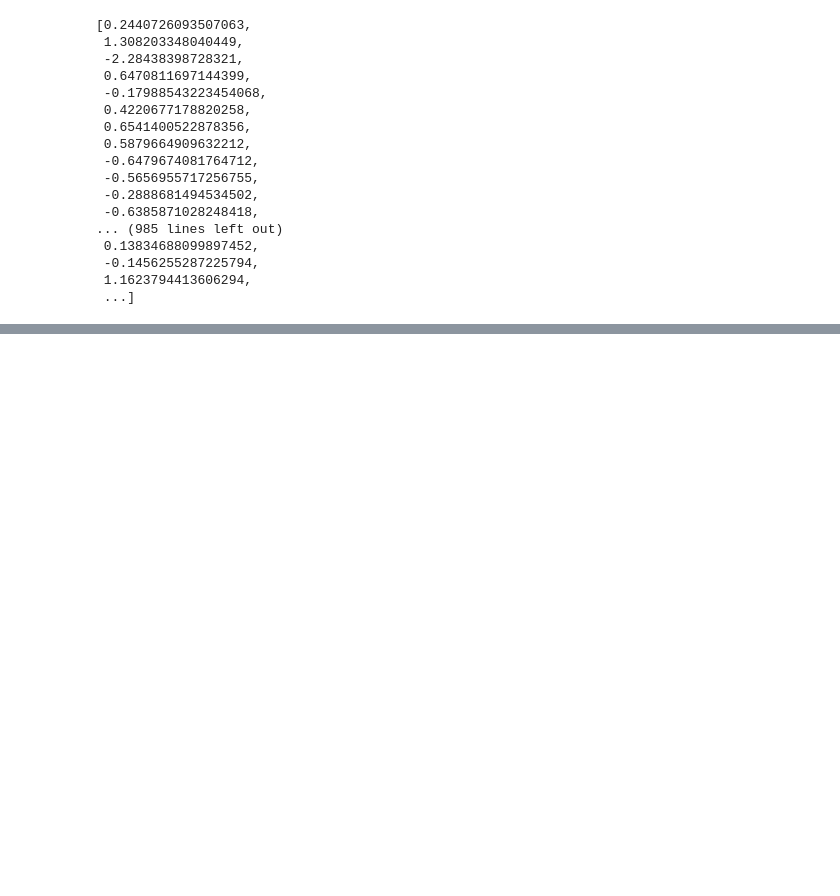
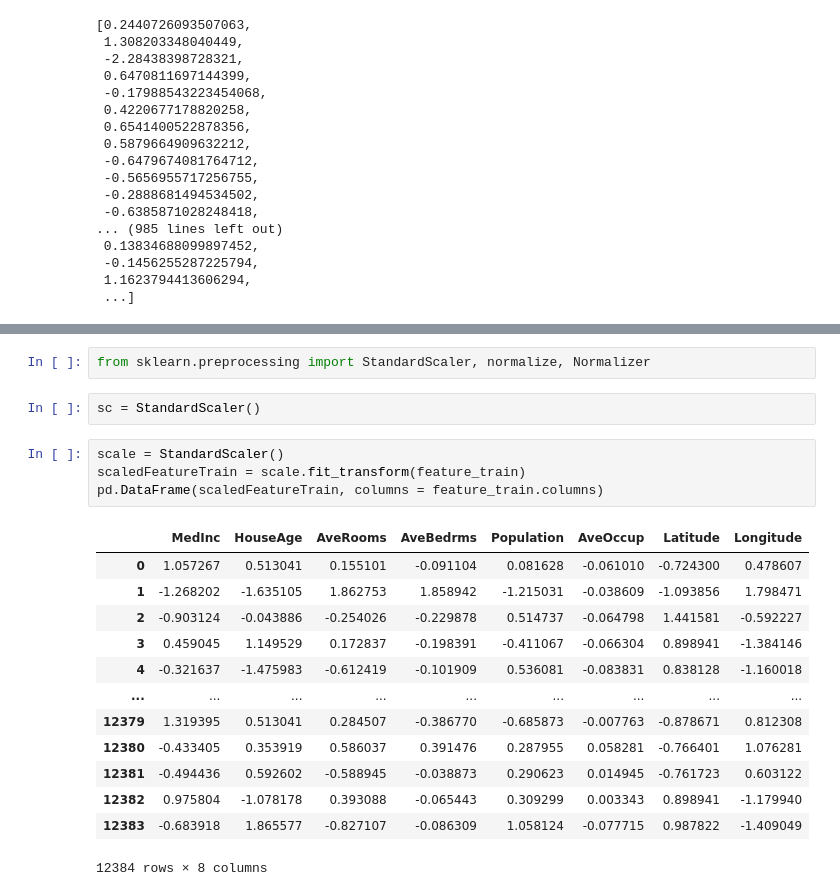
Before and after one commit to parshvjn/Introduction-to-AI, a Jupyter notebook: Linear Regression.ipynb, the cells around one changed output, grey strips where cells are left out. Drawn from its saved outputs; the diff is of its cells as text; blank space fills up the shorter version.

```diff
--- a/Linear Regression.ipynb
+++ b/Linear Regression.ipynb
@@ -162,0 +155,22 @@ resultDiffs
+# %%
+from sklearn.preprocessing import StandardScaler, normalize, Normalizer
+# %%
+sc = StandardScaler()
+# %%
+scale = StandardScaler()
+scaledFeatureTrain = scale.fit_transform(feature_train)
+pd.DataFrame(scaledFeatureTrain, columns = feature_train.columns)
+# %% [output]
+|  | MedInc | HouseAge | AveRooms | AveBedrms | Population | AveOccup | Latitude | Longitude |
+| 0 | 1.057267 | 0.513041 | 0.155101 | -0.091104 | 0.081628 | -0.061010 | -0.724300 | 0.478607 |
+| 1 | -1.268202 | -1.635105 | 1.862753 | 1.858942 | -1.215031 | -0.038609 | -1.093856 | 1.798471 |
+| 2 | -0.903124 | -0.043886 | -0.254026 | -0.229878 | 0.514737 | -0.064798 | 1.441581 | -0.592227 |
+| 3 | 0.459045 | 1.149529 | 0.172837 | -0.198391 | -0.411067 | -0.066304 | 0.898941 | -1.384146 |
+| 4 | -0.321637 | -1.475983 | -0.612419 | -0.101909 | 0.536081 | -0.083831 | 0.838128 | -1.160018 |
+| ... | ... | ... | ... | ... | ... | ... | ... | ... |
+| 12379 | 1.319395 | 0.513041 | 0.284507 | -0.386770 | -0.685873 | -0.007763 | -0.878671 | 0.812308 |
+| 12380 | -0.433405 | 0.353919 | 0.586037 | 0.391476 | 0.287955 | 0.058281 | -0.766401 | 1.076281 |
+| 12381 | -0.494436 | 0.592602 | -0.588945 | -0.038873 | 0.290623 | 0.014945 | -0.761723 | 0.603122 |
+| 12382 | 0.975804 | -1.078178 | 0.393088 | -0.065443 | 0.309299 | 0.003343 | 0.898941 | -1.179940 |
+| 12383 | -0.683918 | 1.865577 | -0.827107 | -0.086309 | 1.058124 | -0.077715 | 0.987822 | -1.409049 |
+12384 rows × 8 columns
```
Also changed, not shown: parts of 11 cells of this notebook, 1 other file.
